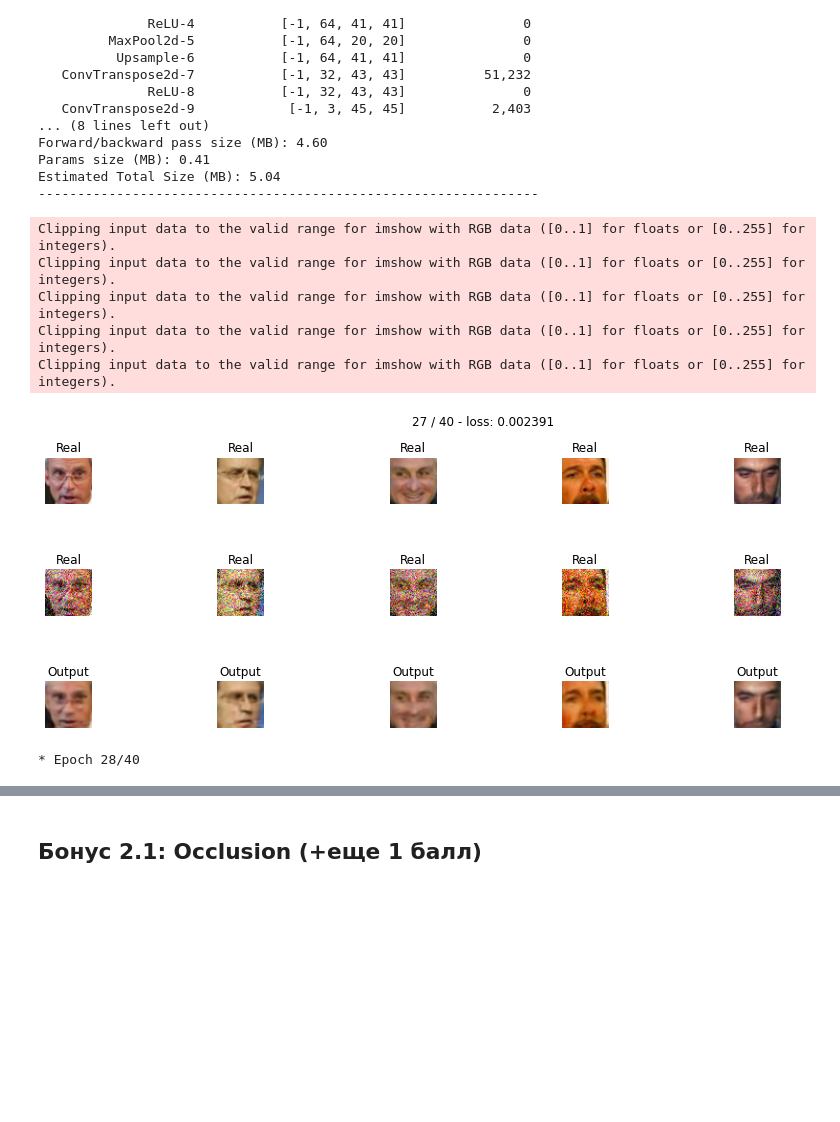
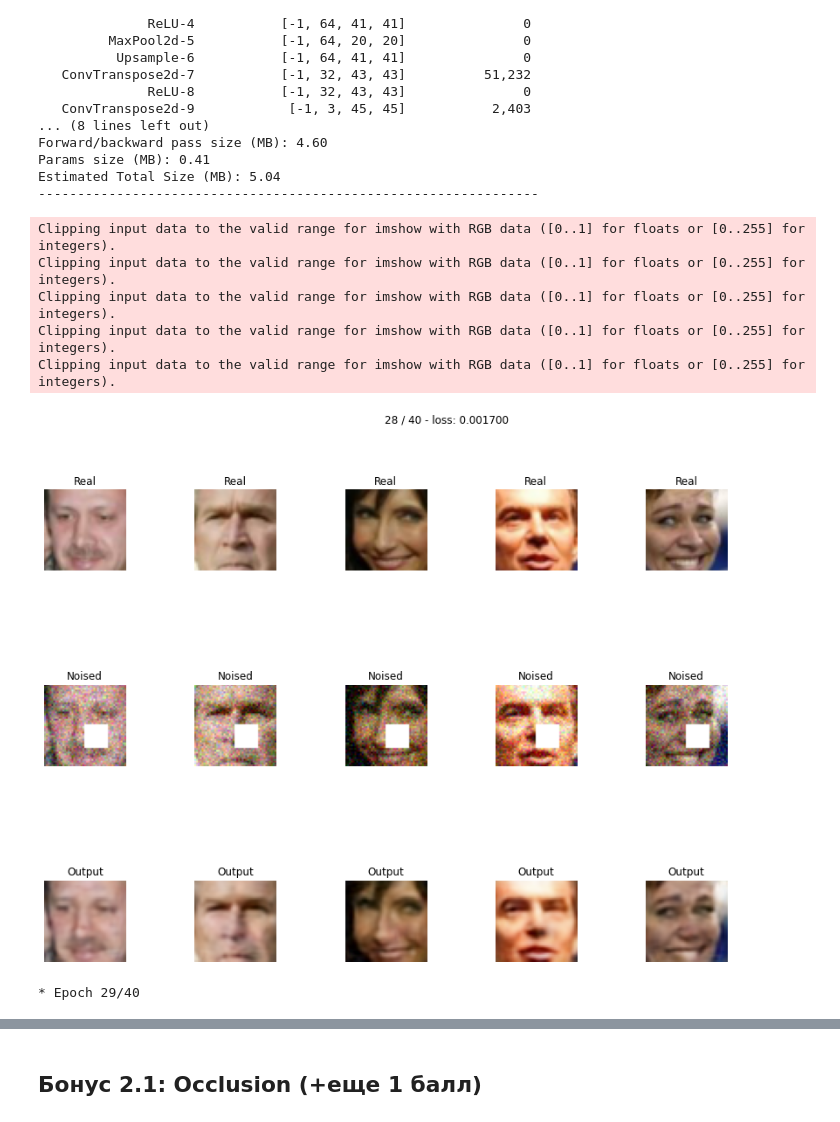
Before and after one commit to LevPerla/DLS_CV_Course, a Jupyter notebook: project/Autoencoders.ipynb, the cells around one changed output, grey strips where cells are left out. Drawn from its saved outputs; the diff is of its cells as text; code cells hidden in the pictures; blank space fills up the shorter version.

```diff
--- a/project/Autoencoders.ipynb
+++ b/project/Autoencoders.ipynb
@@ -1178,7 +1178,3 @@ plt.show()
 Для того, чтобы поставить эксперимент, нужно взять ваш любимый датасет (датасет лиц или MSE с прошлых заданий или любой другой) и сделать копию этого датасета с шумом.
 
 В питоне шум можно добавить так:
-# %%
-noise_factor = 0.2
-
-noised_data = data + noise_factor * np.random.normal(loc=0.0, scale=1.0, size=data.shape)
@@ -1200,10 +1184,11 @@ criterion = nn.MSELoss()
 
 noised_autoencoder = Autoencoder().to(device)
 
-# optimizer = torch.optim.AdamW(noised_autoencoder.parameters(), lr=1e-3, amsgrad=True)
-optimizer = torch.optim.Adam(noised_autoencoder.parameters(), lr=1e-3)
+optimizer = torch.optim.AdamW(noised_autoencoder.parameters(), lr=1e-3, amsgrad=True)
+# optimizer = torch.optim.Adam(noised_autoencoder.parameters(), lr=1e-3)
 # optimizer = optim.SGD(noised_autoencoder.parameters(), lr=0.001, momentum=0.9)
 
+
 summary(noised_autoencoder, (3, 45, 45))
 # %% [output]
 ----------------------------------------------------------------
@@ -1224,7 +1209,7 @@ Params size (MB): 0.41
 Estimated Total Size (MB): 5.04
 ----------------------------------------------------------------
 # %%
-def noised_autoencoder_train(model, opt, loss_fn, epochs, data_tr, data_val, patience=10, plot=True):
+def noised_autoencoder_train(model, opt, loss_fn, epochs,noise_factor, data_tr, data_val, patience=10, plot=True):
     history = []
     last_val_loss = 9999
     i=0
@@ -1239,7 +1224,13 @@ def noised_autoencoder_train(model, opt, loss_fn, epochs, data_tr, data_val, pat
         model.train()  # train mode
         for X_batch in data_tr:
             # data to device
+
+            # add noise
             noised_X_batch = X_batch + noise_factor * torch.normal(0.0, 1.0, size=X_batch.shape)
+
+            # add white whole
+            noised_X_batch[:,:,22:35,22:35] = 1
+
             noised_X_batch = noised_X_batch.to(device, dtype=torch.float)
             X_batch = X_batch.to(device, dtype=torch.float)
             # set parameter gradients to zero
@@ -1255,6 +1246,7 @@ def noised_autoencoder_train(model, opt, loss_fn, epochs, data_tr, data_val, pat
 
         # val_loss
         noised_X_val =  X_val + noise_factor * torch.normal(0.0, 1.0, size=X_val.shape)
+        noised_X_val[:, :,22:35,22:35] = 1
         noised_X_val = noised_X_val.to(device, dtype=torch.float)
         X_val = X_val.to(device, dtype=torch.float)
         val_Y_pred, val_latent_code = model(noised_X_val)
@@ -1285,7 +1277,7 @@ def noised_autoencoder_train(model, opt, loss_fn, epochs, data_tr, data_val, pat
 
           # Visualize tools
           clear_output(wait=True)
-          plt.figure(figsize=(18, 6))
+          plt.figure(figsize=(18, 12))
           for k in range(5):
               plt.subplot(6, 6, k+1)
               plt.imshow(np.rollaxis(X_batch_hat[k].numpy(), 0, 3))
@@ -1307,20 +1299,21 @@ def noised_autoencoder_train(model, opt, loss_fn, epochs, data_tr, data_val, pat
 # %%
 history = noised_autoencoder_train(model=noised_autoencoder,
                 opt=optimizer,
+                noise_factor=0.1,
                 loss_fn=criterion,
                 epochs=40,
                 data_tr=data_train,
                 data_val=data_val,
-                patience=10,
+                patience=4,
                 plot=True);
 # %% [output]
 Clipping input data to the valid range for imshow with RGB data ([0..1] for floats or [0..255] for integers).
 Clipping input data to the valid range for imshow with RGB data ([0..1] for floats or [0..255] for integers).
 Clipping input data to the valid range for imshow with RGB data ([0..1] for floats or [0..255] for integers).
 Clipping input data to the valid range for imshow with RGB data ([0..1] for floats or [0..255] for integers).
 Clipping input data to the valid range for imshow with RGB data ([0..1] for floats or [0..255] for integers).
-[figure, old version]
+[figure, new version]
-* Epoch 28/40
+* Epoch 29/40
 # %%
 def predict(model, data):
     model.eval()  # testing mode
```
Also changed, not shown: parts of 7 cells of this notebook.
